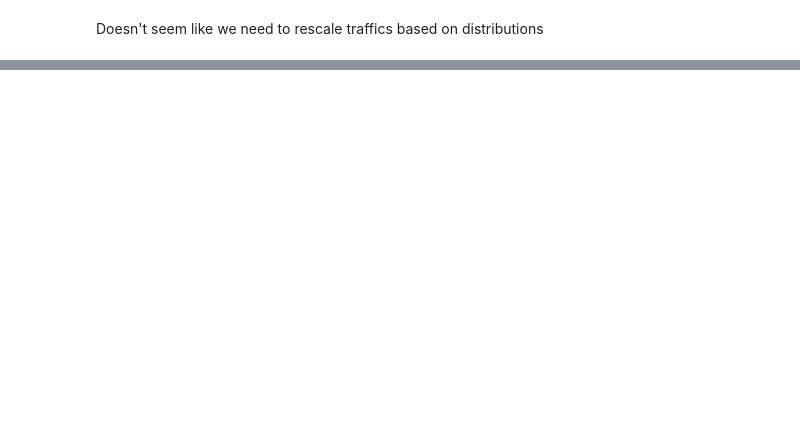
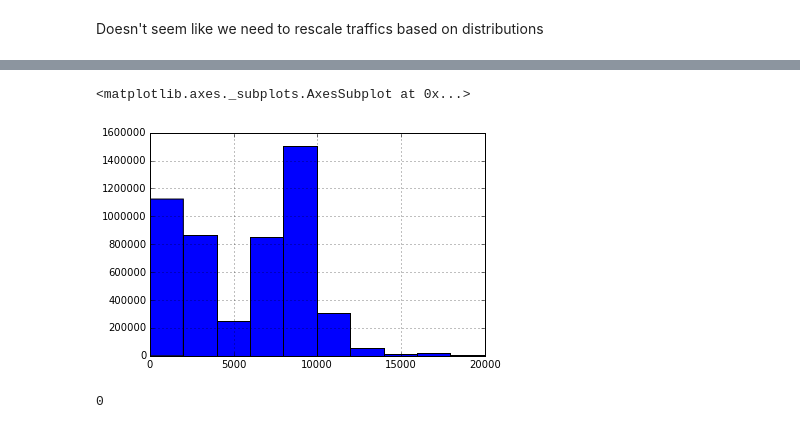
Before and after one commit to hchasestevens/prediqt, a Jupyter notebook: prediqt2-half.ipynb, the cells around one changed output, grey strips where cells are left out. Drawn from its saved outputs; the diff is of its cells as text; code cells hidden in the pictures; blank space fills up the shorter version.

```diff
--- a/prediqt2-half.ipynb
+++ b/prediqt2-half.ipynb
@@ -530,0 +586,5 @@ convert(0.75)
+# %%
+for key in ('ORIGIN_LATITUDE', 'ORIGIN_LONGITUDE', 'DESTINATION_LATITUDE', 'DESTINATION_LONGITUDE'):
+    print key
+    training_merged[key] = training_merged[key].apply(math.radians)
+training_merged.describe()
@@ -530,0 +605,13 @@ convert(0.75)
+# %%
+sin, cos, acos = math.sin, math.cos, math.acos
+def distance(row):
+    lat1 = row['ORIGIN_LATITUDE']
+    lon1 = row['ORIGIN_LONGITUDE']
+    lat2 = row['DESTINATION_LATITUDE']
+    lon2 = row['DESTINATION_LONGITUDE']
+
+    delta_lambda = lon2 - lon1
+
+    return acos(
+        sin(lat1) * sin(lat2) + cos(lat1) * cos(lat2) * cos(delta_lambda)
+    ) * 6371
@@ -530,0 +622,3 @@ convert(0.75)
+# %%
+training_merged['DISTANCE'] = training_merged.apply(distance, axis=1)
+training_merged.DISTANCE.describe()
@@ -530,0 +635,9 @@ convert(0.75)
+# %%
+training_merged.DISTANCE.hist()
+# %% [output]
+<matplotlib.axes._subplots.AxesSubplot at 0x...>
+[figure, added]
+# %%
+gc.collect()
+# %% [output]
+0
```
Also changed, not shown: parts of 48 cells of this notebook, 2 other files.
